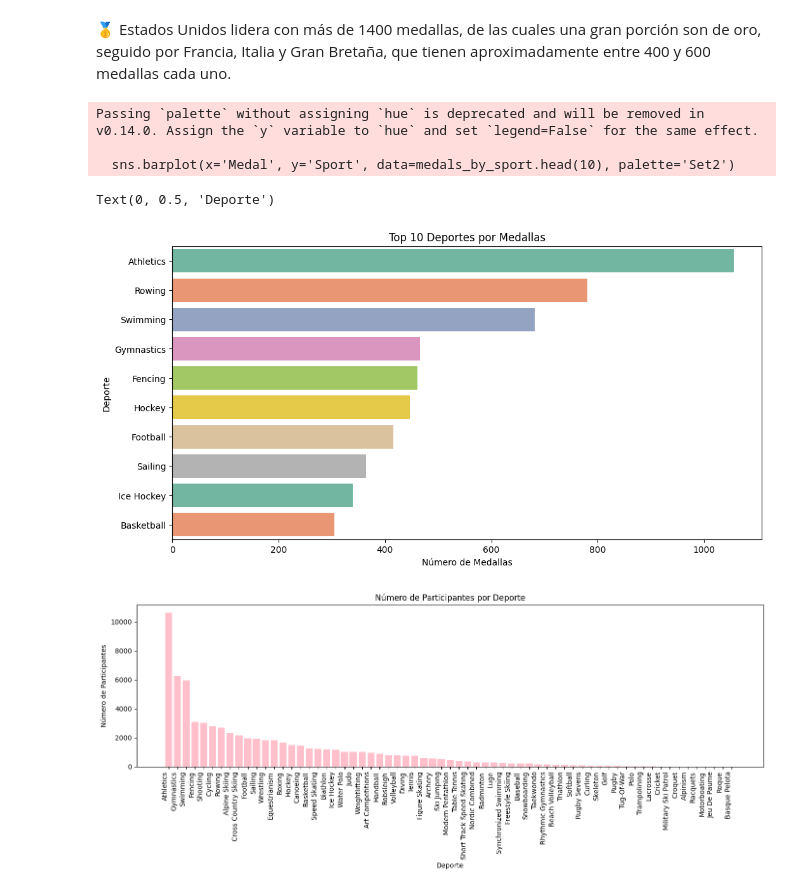
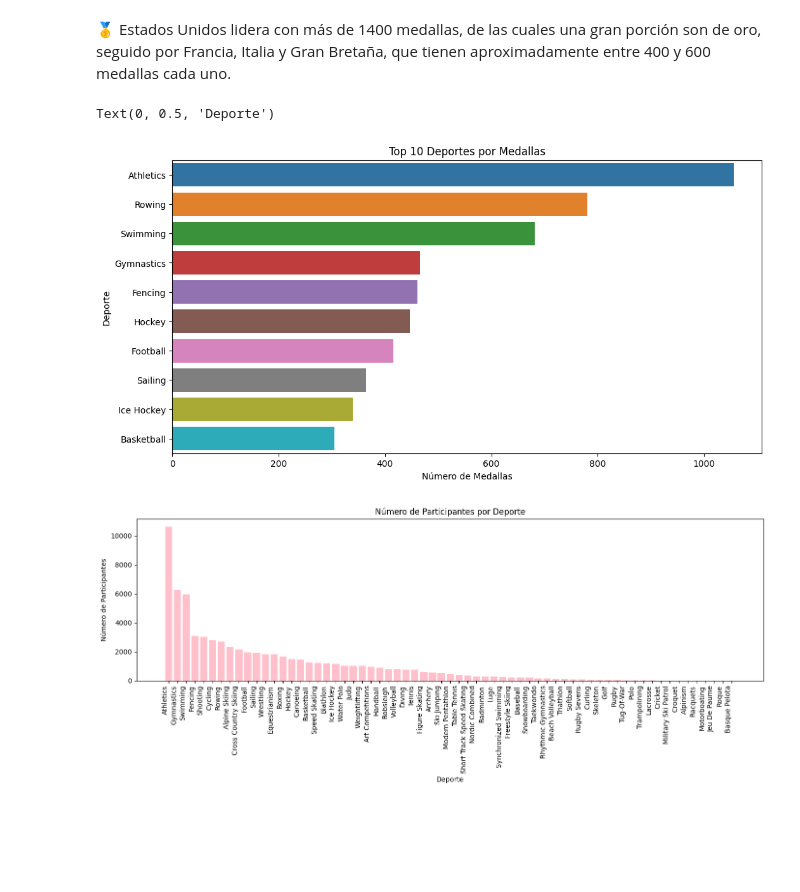
Before and after one commit to manuelaboterobuitrago/Olympics-EDA, a Jupyter notebook: Olympics.ipynb, the cells around one changed output. Saved outputs shown, nothing was run; the diff lists cells and outputs as text; code cells hidden in the pictures; blank space fills up the shorter version.

```diff
--- a/Olympics.ipynb
+++ b/Olympics.ipynb
@@ -173,18 +173,15 @@ plt.xticks(rotation=20)
 # %%
 # Medallas por deporte
 medals_by_sport = olympics.groupby('Sport')['Medal'].count().reset_index()
 medals_by_sport = medals_by_sport[medals_by_sport['Medal'] > 0].sort_values(by='Medal', ascending=False)
 plt.figure(figsize=(12, 6))
-sns.barplot(x='Medal', y='Sport', data=medals_by_sport.head(10), palette='Set2')
+sns.barplot(x='Medal', y='Sport', data=medals_by_sport.head(10), hue='Sport')
 plt.title('Top 10 Deportes por Medallas')
 plt.xlabel('Número de Medallas')
 plt.ylabel('Deporte')
 # %% [output]
-Passing `palette` without assigning `hue` is deprecated and will be removed in v0.14.0. Assign the `y` variable to `hue` and set `legend=False` for the same effect.
-
-  sns.barplot(x='Medal', y='Sport', data=medals_by_sport.head(10), palette='Set2')
+Text(0, 0.5, 'Deporte')
-Text(0, 0.5, 'Deporte')
-[figure, old version]
+[figure, new version]
 # %%
 #Participantes por deporte
 sports_counts = olympics['Sport'].value_counts()
```
Also changed, not shown: parts of 1 cell of this notebook.
